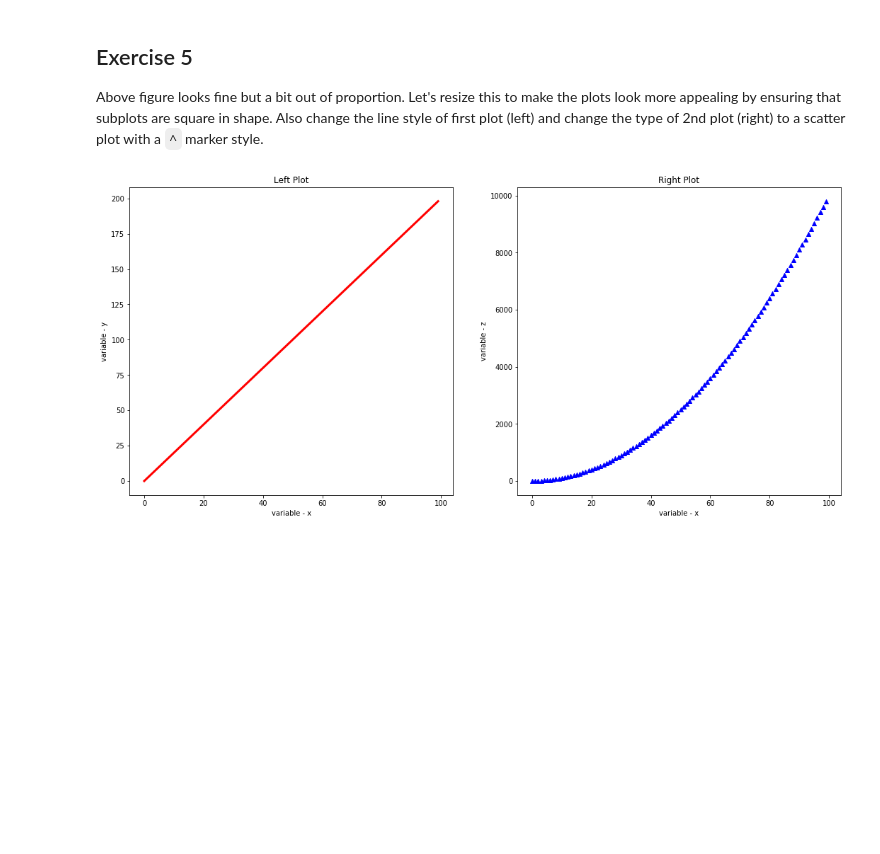
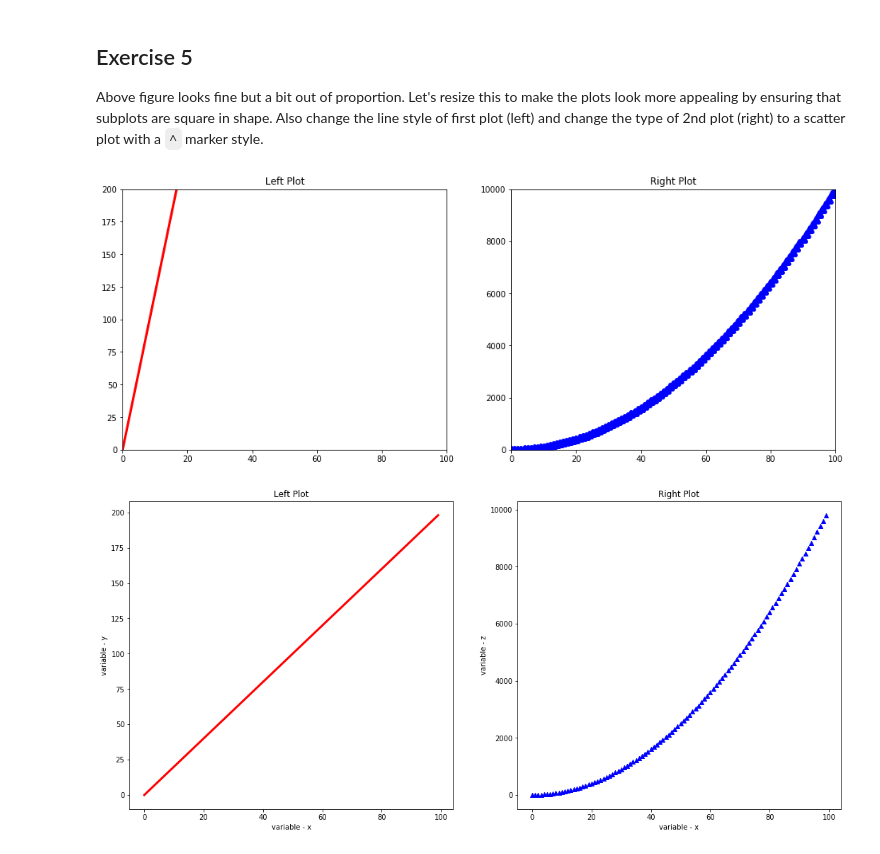
Before and after one commit to hakkeray/dsc-more-practice-with-matplotlib-lab-online-ds-ft-100719, a Jupyter notebook: index.ipynb, the cells around one changed output. Saved outputs shown, nothing was run; the diff lists cells and outputs as text; code cells hidden in the pictures; blank space fills up the shorter version.

```diff
--- a/index.ipynb
+++ b/index.ipynb
@@ -154,6 +159,22 @@ plt.figure(figsize=(8,6))
 ## Exercise 5
 
 Above figure looks fine but a bit out of proportion. Let's resize this to make the plots look more appealing by ensuring that subplots are square in shape. Also change the line style of first plot (left) and change the type of 2nd plot (right) to a scatter plot with a `^` marker style.
+# %%
+fig = plt.figure(figsize=(16,6))
+ax = fig.add_subplot(121)
+ax2 = fig.add_subplot(122)
+ax.plot(x, y, color='red', linewidth=3, linestyle = 'solid')
+ax2.scatter(x, x**2, color='blue', linewidth=5, marker='^')
+ax.set_title('Left Plot')
+ax2.set_title('Right Plot')
+
+ax.set_xlim(0, 100), ax.set_ylim(0,200)
+ax2.set_xlim(0, 100), ax2.set_ylim(0,10000)
+
+# Show the plot
+plt.show()
+# %% [output]
+[figure, added]
 # %%
 # %% [output]
 [figure]
```
Also changed, not shown: parts of 5 cells of this notebook.
